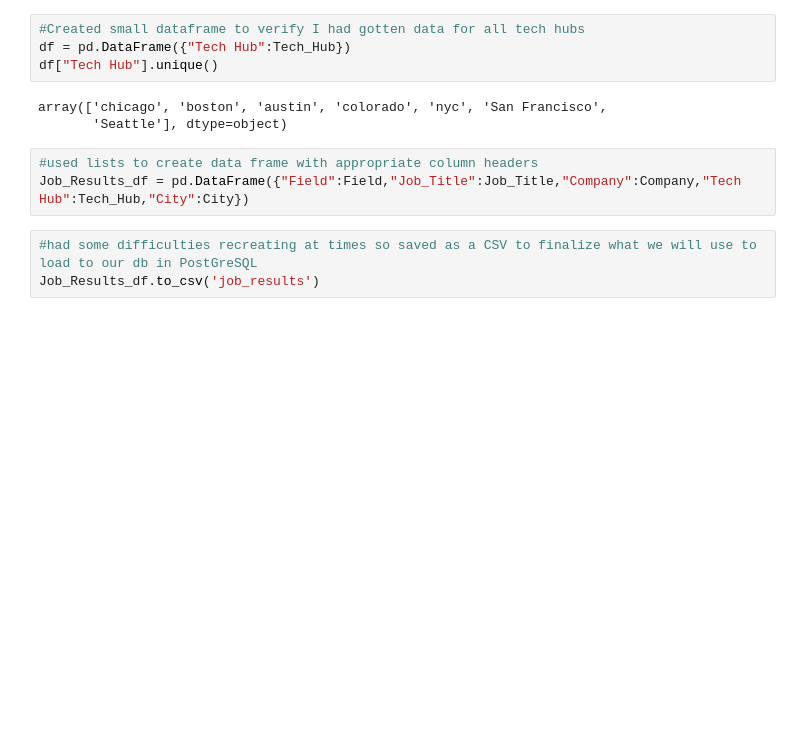
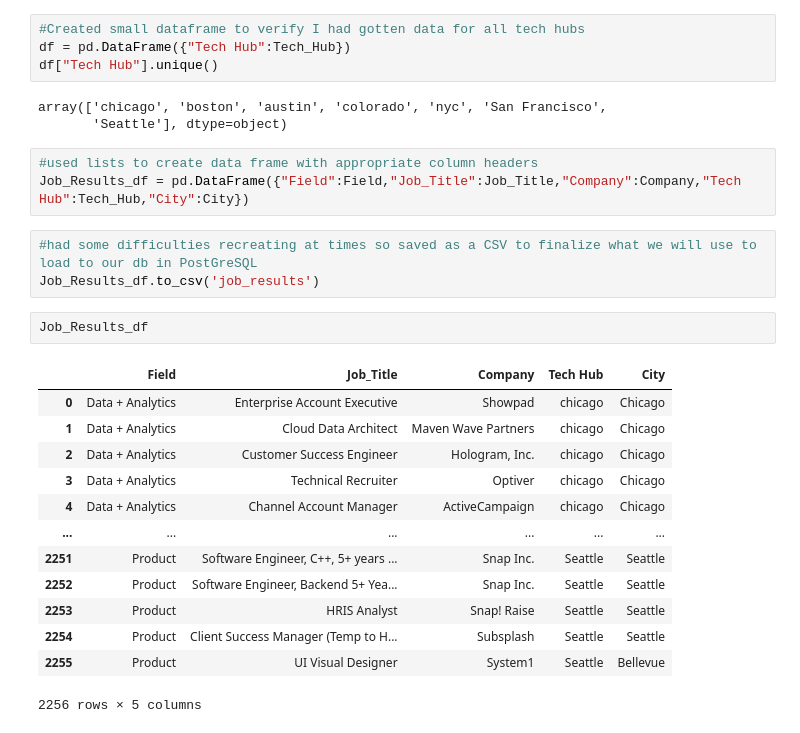
Before and after one commit to lmstevens/job_hunt_ETL_project, a Jupyter notebook: Job_Hunt/Job_Fetch_Final.ipynb, the cells around one changed output. Drawn from its saved outputs; the diff is of its cells as text; blank space fills up the shorter version.

```diff
--- a/Job_Hunt/Job_Fetch_Final.ipynb
+++ b/Job_Hunt/Job_Fetch_Final.ipynb
@@ -258,3 +258,19 @@ Job_Results_df = pd.DataFrame({"Field":Field,"Job_Title":Job_Title,"Company":Com
 # %%
 #had some difficulties recreating at times so saved as a CSV to finalize what we will use to load to our db in PostGreSQL
 Job_Results_df.to_csv('job_results')
+# %%
+Job_Results_df
+# %% [output]
+|  | Field | Job_Title | Company | Tech Hub | City |
+| 0 | Data + Analytics | Enterprise Account Executive | Showpad | chicago | Chicago |
+| 1 | Data + Analytics | Cloud Data Architect | Maven Wave Partners | chicago | Chicago |
+| 2 | Data + Analytics | Customer Success Engineer | Hologram, Inc. | chicago | Chicago |
+| 3 | Data + Analytics | Technical Recruiter | Optiver | chicago | Chicago |
+| 4 | Data + Analytics | Channel Account Manager | ActiveCampaign | chicago | Chicago |
+| ... | ... | ... | ... | ... | ... |
+| 2251 | Product | Software Engineer, C++, 5+ years ... | Snap Inc. | Seattle | Seattle |
+| 2252 | Product | Software Engineer, Backend 5+ Yea... | Snap Inc. | Seattle | Seattle |
+| 2253 | Product | HRIS Analyst | Snap! Raise | Seattle | Seattle |
+| 2254 | Product | Client Success Manager (Temp to H... | Subsplash | Seattle | Seattle |
+| 2255 | Product | UI Visual Designer | System1 | Seattle | Bellevue |
+2256 rows × 5 columns
```
Also changed, not shown: 1 other file.
